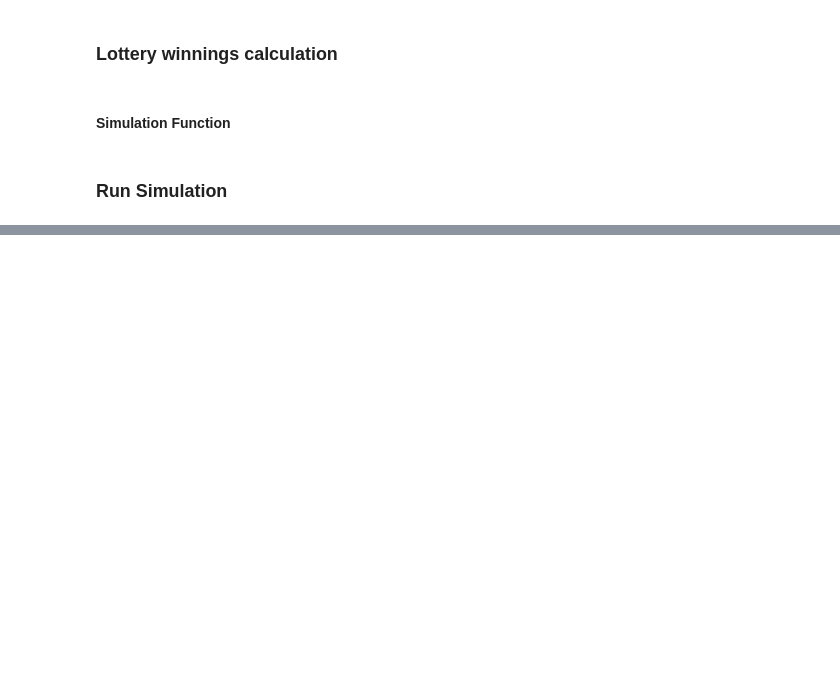
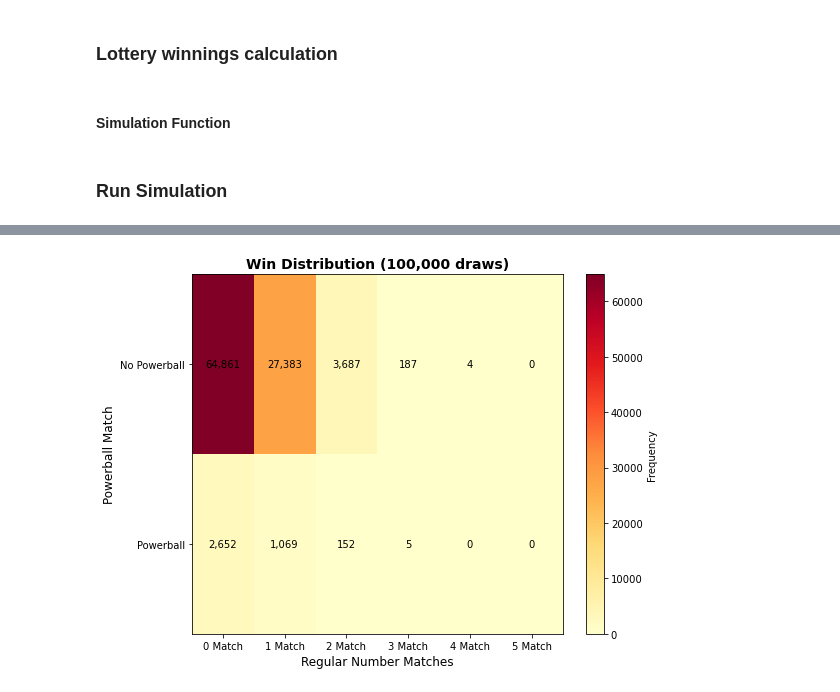
Before and after one commit to juileebhosale/Lottery_Simulator, a Jupyter notebook: Lottery Simulator.ipynb, the cells around one changed output, grey strips where cells are left out. Drawn from its saved outputs; the diff is of its cells as text; code cells hidden in the pictures; blank space fills up the shorter version.

```diff
--- a/Lottery Simulator.ipynb
+++ b/Lottery Simulator.ipynb
@@ -136,0 +166,40 @@ ROI: 0.36939245376712326
+# %%
+def simulation_with_distribution(powerplay, n, selection):
+    # Track all combinations: rows = regular matches (0-5), cols = powerball (0-1)
+    win_matrix = np.zeros((6, 2), dtype=int)
+    total_winnings = 0
+
+    for i in range(n):
+        (powerflag, count) = lotteryDraw(selection)
+        win_matrix[count, powerflag] += 1
+        (winnings, wins) = lotteryWinnings(powerplay, powerflag, count)
+        total_winnings += winnings
+
+    return win_matrix, total_winnings
+
+win_matrix, total_winnings = simulation_with_distribution(powerplay, n, myNum)
+
+# Create heatmap
+fig, ax = plt.subplots(figsize=(8, 6))
+im = ax.imshow(win_matrix.T, cmap='YlOrRd', aspect='auto')
+
+# Labels
+ax.set_xticks(range(6))
+ax.set_yticks(range(2))
+ax.set_xticklabels(['0 Match', '1 Match', '2 Match', '3 Match', '4 Match', '5 Match'])
+ax.set_yticklabels(['No Powerball', 'Powerball'])
+ax.set_xlabel('Regular Number Matches', fontsize=12)
+ax.set_ylabel('Powerball Match', fontsize=12)
+ax.set_title(f'Win Distribution ({n:,} draws)', fontsize=14, fontweight='bold')
+
+# Add text annotations
+for i in range(2):
+    for j in range(6):
+        text = ax.text(j, i, f'{win_matrix[j, i]:,}',
+                      ha="center", va="center", color="black", fontsize=10)
+
+plt.colorbar(im, ax=ax, label='Frequency')
+plt.tight_layout()
+plt.show()
+# %% [output]
+[figure, added]
```
Also changed, not shown: parts of 7 cells of this notebook.
